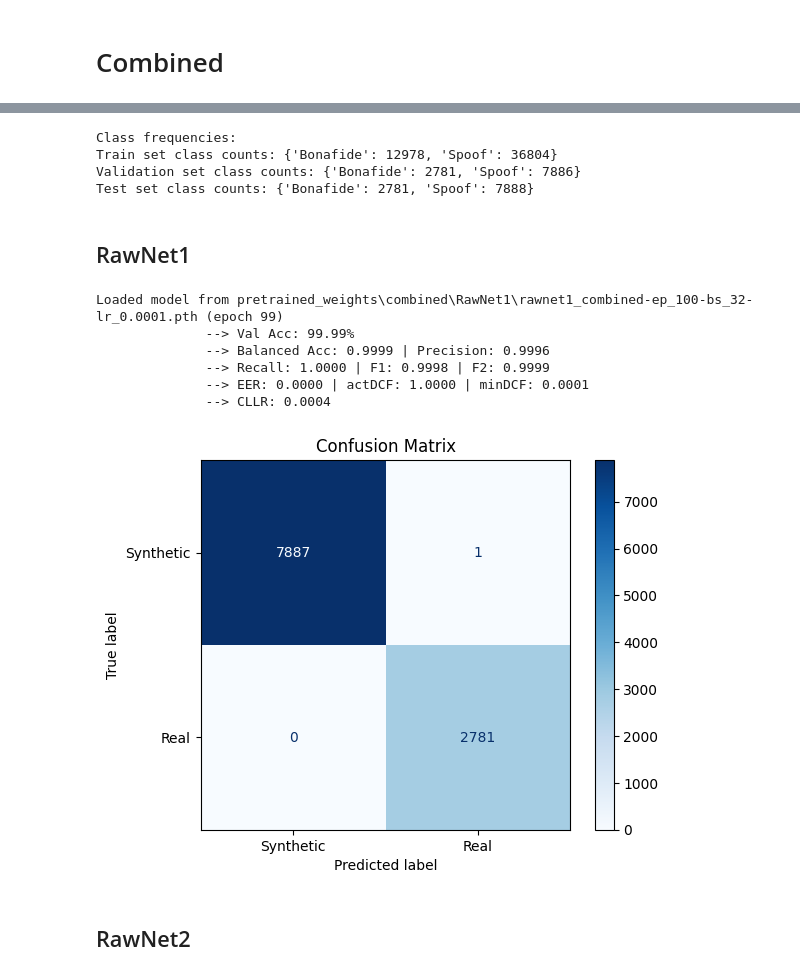
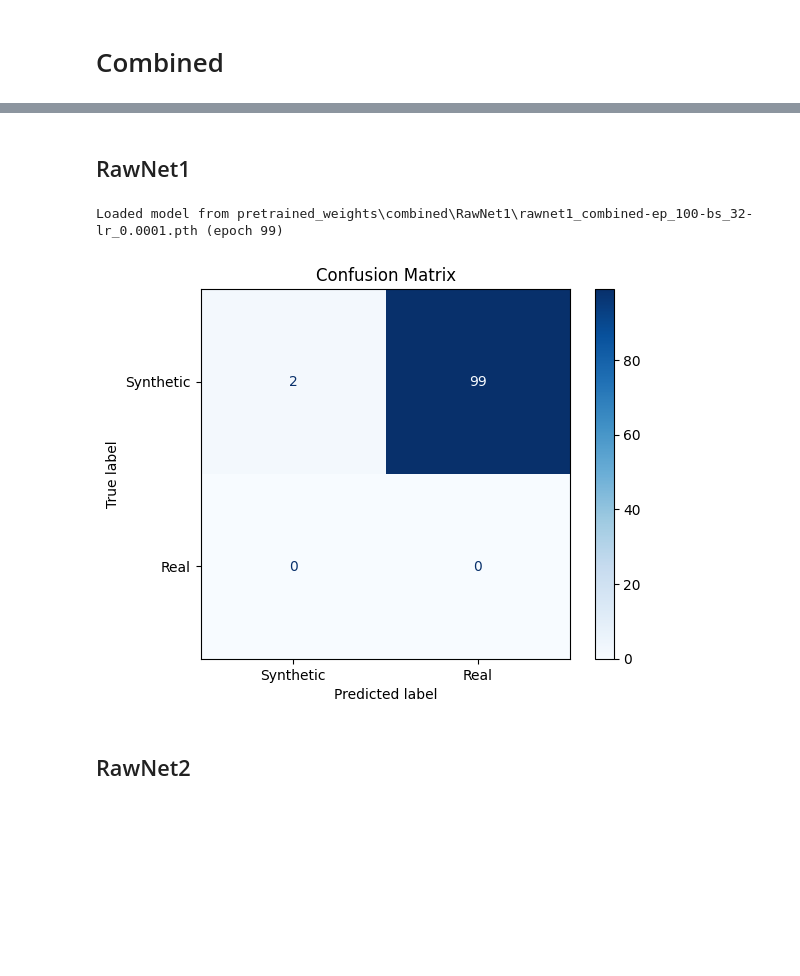
Before and after one commit to Ainzw0rth/RawNets-PF, a Jupyter notebook: main.ipynb, the cells around one changed output, grey strips where cells are left out. Cells and saved outputs as stored; diff of their text form; code cells hidden in the pictures; blank space fills up the shorter version.

Commit message:
add logs and update training script

```diff
--- a/main.ipynb
+++ b/main.ipynb
@@ -204,59 +248,35 @@ Index 3148: (tensor([-6.1035e-05, -9
-# %%
-# Show class frequency for each dataset (label mapping: Bonafide=1, Spoof=0)
-from collections import Counter
-
-label_map = {1: "Bonafide", 0: "Spoof"}
-
-def get_class_counts(dataset):
-    labels = [dataset[i][1] for i in range(len(dataset))]
-    return Counter(labels)
-
-print("\nClass frequencies:")
-for name, ds in zip(['Train', 'Validation', 'Test'], [train_dataset_combined, val_dataset_combined, test_dataset_combined]):
-    counts = get_class_counts(ds)
-    # Map numeric labels to class names for display
-    named_counts = {label_map.get(k, k): v for k, v in counts.items()}
-    print(f"{name} set class counts: {named_counts}")
-# %% [output]
-Class frequencies:
-Train set class counts: {'Bonafide': 12978, 'Spoof': 36804}
-Validation set class counts: {'Bonafide': 2781, 'Spoof': 7886}
-Test set class counts: {'Bonafide': 2781, 'Spoof': 7888}
 # %% [markdown]
 ## RawNet1
 # %%
 combined_model_config = {
     'in_channels': 1,
     'first_conv': 3,
     'filts': [128, [128, 128], [128, 256], [256, 256]],
     'blocks': [2, 4],
     'gru_node': 1024,
     'nb_gru_layer': 1,
     'nb_fc_node': 1024,
-    'nb_classes': 2,
-    'input_length': 16000 * 4 + 24
+    'nb_classes': 2
 }
 
 # --- Set up model, optimizer, and scaler ---
 model = RawNet(combined_model_config, device).to(device)
 optimizer = Adam(model.parameters(), lr=0.0001)
 scaler = GradScaler()
 
 # --- Load the model ---
 start_epoch = load_model_rawnet1(
     model, optimizer, scaler,
-    path=r"pretrained_weights\combined\RawNet1\rawnet1_combined-ep_100-bs_32-lr_0.0001.pth"
+    path=r"pretrained_weights\combined\RawNet1\rawnet1_combined-ep_30-bs_32-lr_0.0001.pth"
 )
 
-predictions, targets, metrics = test_rawnet1(model, test_loader_combined, device=device)
+for key, test_sample in combined_test_samples_dataloaders.items():
+    print(f"Testing {key}")
+    predictions = test_rawnet1_with_loaders(model, test_sample, device=device)
+    print(predictions)
 # %% [output]
 Loaded model from pretrained_weights\combined\RawNet1\rawnet1_combined-ep_100-bs_32-lr_0.0001.pth (epoch 99)
-              --> Val Acc: 99.99%
-              --> Balanced Acc: 0.9999 | Precision: 0.9996
-              --> Recall: 1.0000 | F1: 0.9998 | F2: 0.9999
-              --> EER: 0.0000 | actDCF: 1.0000 | minDCF: 0.0001
-              --> CLLR: 0.0004
-[figure, old version]
+[figure, new version]
 # %% [markdown]
 ## RawNet2
 # %%
```
Also changed, not shown: parts of 16 cells of this notebook, 5 other files.
